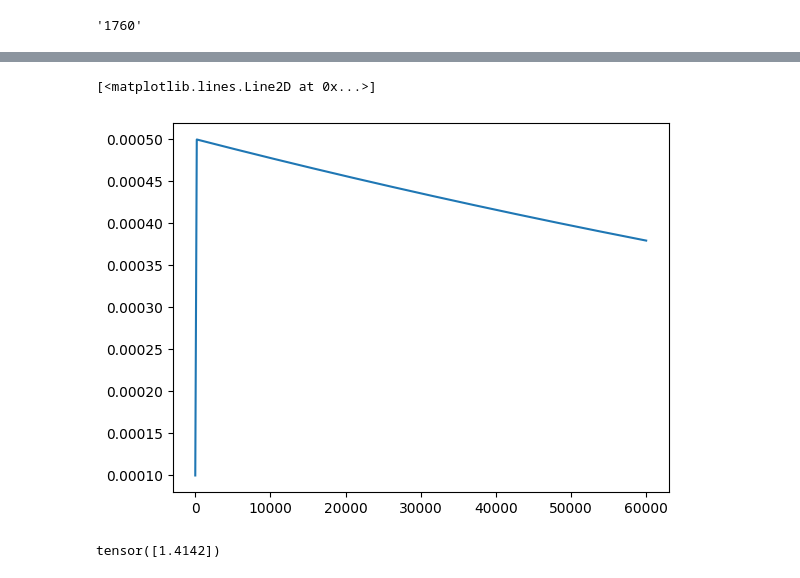
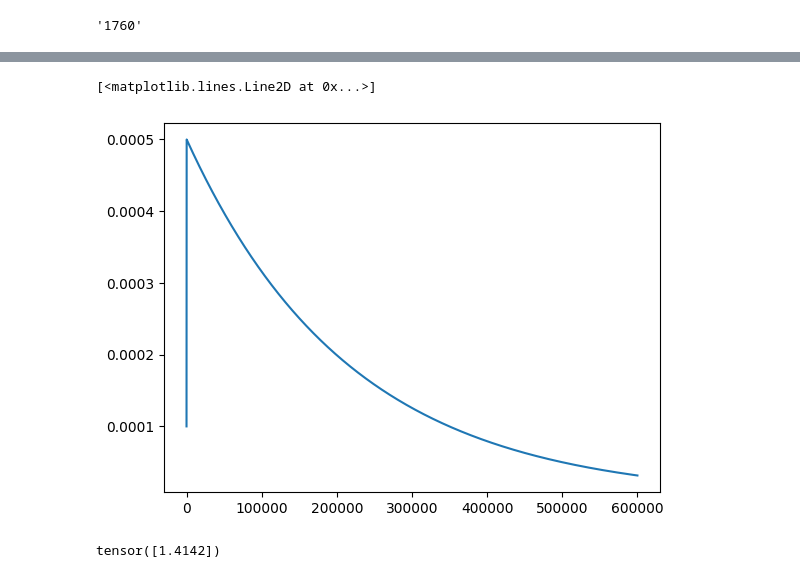
Before and after one commit to rziga/nerf, a Jupyter notebook: sandbox/tiny_nelf.ipynb, the cells around one changed output, grey strips where cells are left out. Drawn from its saved outputs; the diff is of its cells as text; code cells hidden in the pictures.

```diff
--- a/sandbox/tiny_nelf.ipynb
+++ b/sandbox/tiny_nelf.ipynb
@@ -51,28 +51,28 @@ img_paths
 # %%
 class args:
     lrate_decay = 500
     warmup_lr = "0.0001,200"
     lrate = 0.0005
     lr_scale = 1.0
 
 def lr_schedule(global_step):
     decay_rate = 0.1
     decay_steps = args.lrate_decay * 1000
     if args.warmup_lr: # @mst: example '0.0001,2000'
         start_lr, end_iter = [float(x) for x in args.warmup_lr.split(',')]
         if global_step < end_iter: # increase lr until args.lrate
             new_lrate = (args.lrate - start_lr) / end_iter * global_step + start_lr
         else: # decrease lr as before
             new_lrate = args.lrate * (decay_rate ** ((global_step - end_iter) / decay_steps))
     else:
         new_lrate = args.lrate * (decay_rate ** (global_step / decay_steps))
     new_lrate *= args.lr_scale
     return new_lrate
 
-plt.plot([lr_schedule(iter) for iter in range(60_000)])
+plt.plot([lr_schedule(iter) for iter in range(600_000)])
 # %% [output]
 [<matplotlib.lines.Line2D at 0x...>]
-[figure, old version]
+[figure, new version]
 # %%
 torch.tensor([[0., 1, 1]]).norm(dim=-1)
 # %% [output]
```
Also changed, not shown: 2 other files.
